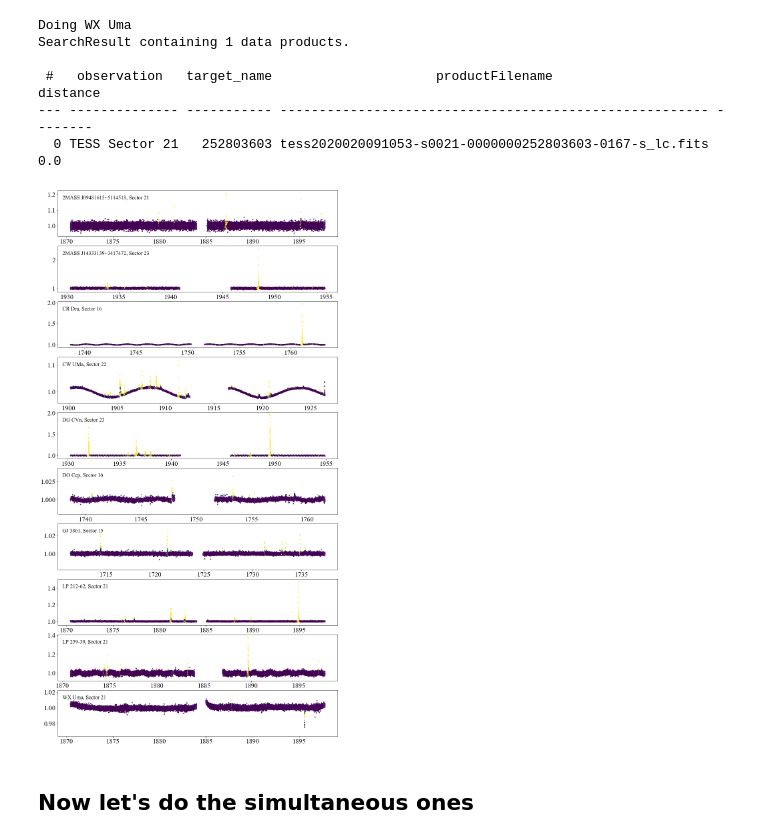
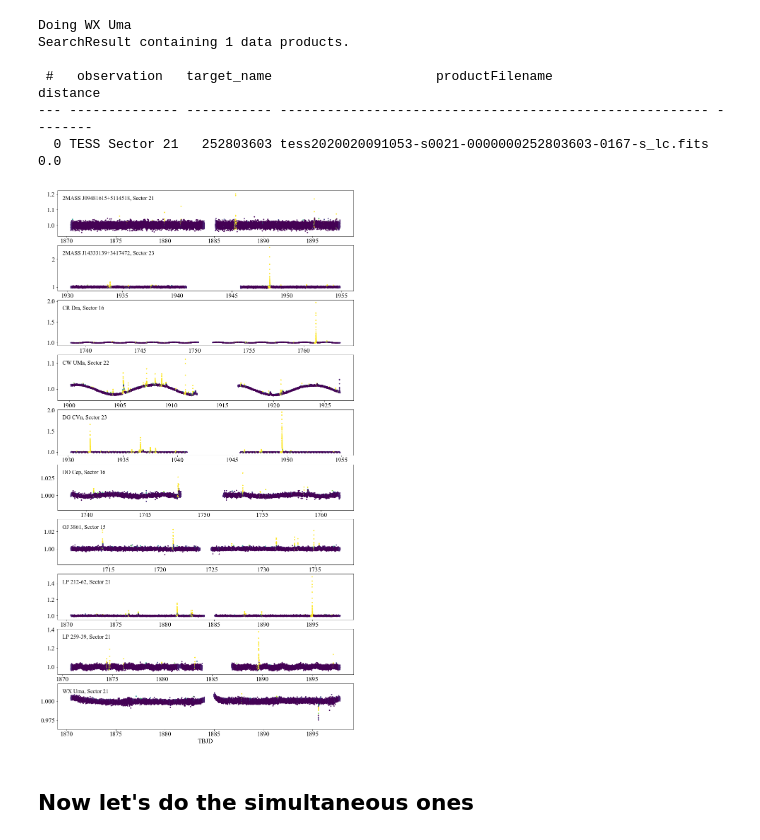
Before and after one commit to benjaminpope/mtv, a Jupyter notebook: notebooks/gudelbenz.ipynb, the cells around one changed output. Cells and saved outputs as stored; diff of their text form; code cells hidden in the pictures.

Commit message:
paper plots

```diff
--- a/notebooks/gudelbenz.ipynb
+++ b/notebooks/gudelbenz.ipynb
@@ -381,35 +381,36 @@ SearchResult containing 1 data products.
 --- -------------- ----------- ------------------------------------------------------- --------
   0 TESS Sector 21   252803603 tess2020020091053-s0021-0000000252803603-0167-s_lc.fits      0.0
 # %%
-fig, axes = plt.subplots(10,1,figsize=(15,30))
+fig, axes = plt.subplots(10,1,figsize=(15,28))
+plt.rcParams['font.size'] = 18
 
 for j, lc in enumerate(all_lcs):
     try:
         lcc = lc.remove_nans()
         ax = axes[j]
         ax.set_rasterized(True)
         ax.scatter(lcc.time,lcc.flux,c=all_preds[j],label='%s, Sector %d' % (active[j],lcc.sector),vmin=0, vmax=1, s=6)
         leg = ax.legend(frameon=False,loc=2,handlelength=0, handletextpad=0,fontsize=16)
         for item in leg.legendHandles:
             item.set_visible(False)
 
 #         ax.set_ylim(0.93,1.1)
-        if j == 4:
+        if j == 9:
             ax.set_xlabel('TBJD')
     except:
         lcc = lc.remove_nans()
         ax = axes[j]
         ax.set_rasterized(True)
         ax.plot(lcc.time,lcc.flux,'.k',label='%s, Sector %d' % (active[j],lcc.sector),markersize=6)
         leg = ax.legend(frameon=False,loc=2,fontsize=16)
 #         ax.set_ylim(0.93,1.1)
-        if j == 4:
+        if j == 9:
             ax.set_xlabel('TBJD')
 
 plt.savefig('active_stars_1_sector.png',bbox_inches='tight',rasterized=True)
 plt.savefig('active_stars_1_sector.pdf',bbox_inches='tight',rasterized=True)
 # %% [output]
-[figure, old version]
+[figure, new version]
 # %% [markdown]
 ## Now let's do the simultaneous ones
 # %%
```
Also changed, not shown: 10 other files.
